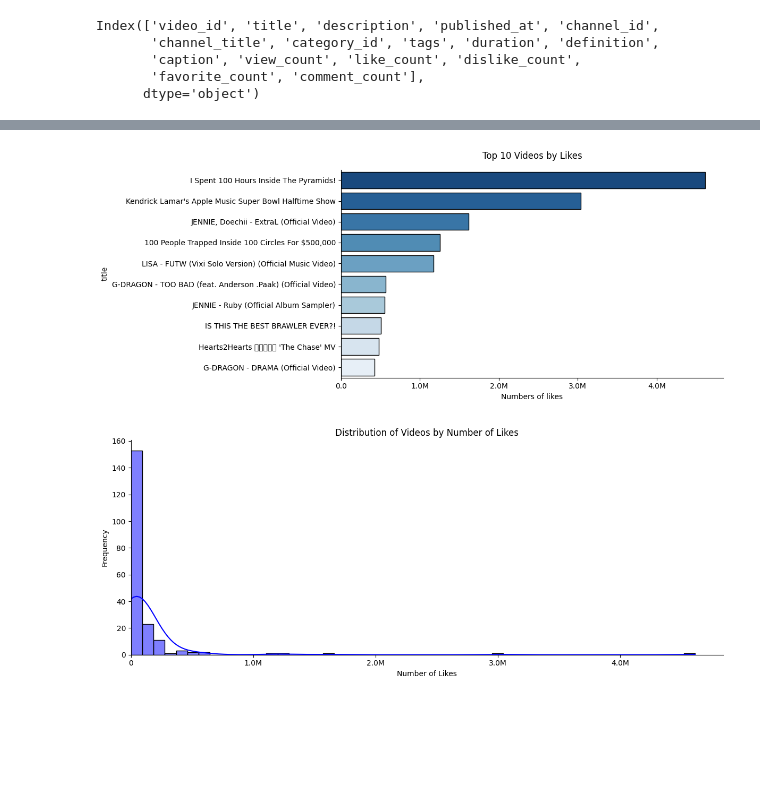
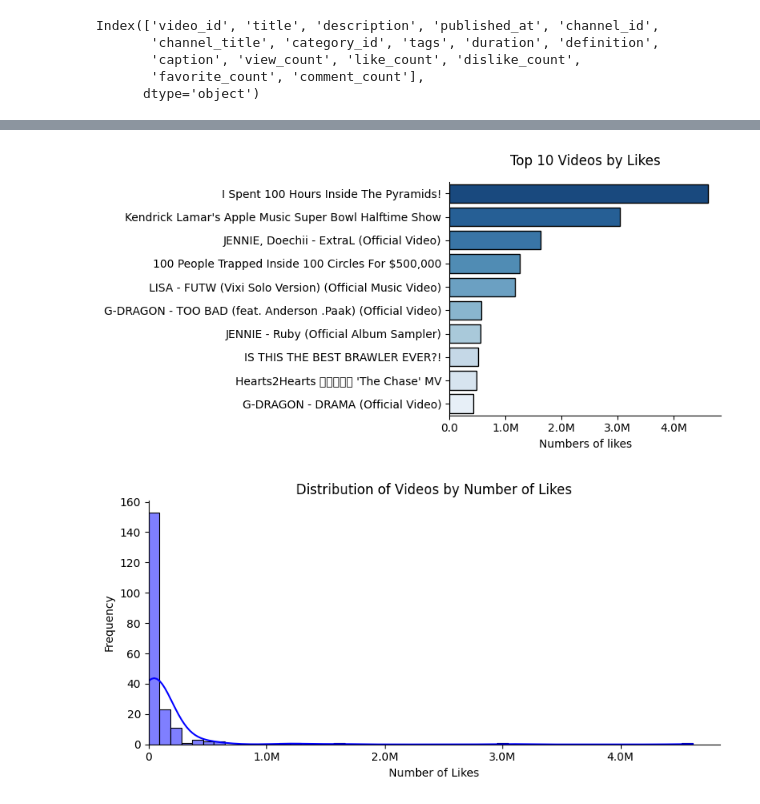
Before and after one commit to modyreturn/Youtube_Data_Analysis, a Jupyter notebook: 04_Top_Liked.ipynb, the cells around one changed output, grey strips where cells are left out. Cells and saved outputs as stored; diff of their text form; code cells hidden in the pictures; blank space fills up the shorter version.

```diff
--- a/04_Top_Liked.ipynb
+++ b/04_Top_Liked.ipynb
@@ -48,33 +48,33 @@ top_videos_by_likes
 # %%
-plt.figure(figsize=(12, 5))
+plt.figure(figsize=(8, 4))
 sns.barplot(data=top_videos_by_likes,
             x='like_count',
             y='title',
             palette='Blues_r',
             edgecolor='k'
             )
 
 def num_format(x, pos):
     if x >= 1e6:
         return '{:1.1f}M'.format(x*1e-6)
     elif x >= 1e3:
         return '{:1.1f}K'.format(x*1e-3)
     else:
         return '{:1.1f}'.format(x)
 
 # Applying the custom formatter to the x-axis
 plt.gca().xaxis.set_major_formatter(FuncFormatter(num_format))
 
 plt.title('Top 10 Videos by Likes', pad=15)
 plt.xlabel('Numbers of likes')
-
+plt.ylabel("")
 sns.despine()
 plt.tight_layout()
 plt.show()
 # %% [output]
-[figure, old version]
+[figure, new version]
 # %%
-plt.figure(figsize=(12, 5))
+plt.figure(figsize=(8, 4))
 sns.histplot(data=df,
              x='like_count',
              bins=50,
@@ -103,4 +103,4 @@ sns.despine()
 plt.tight_layout()
 plt.show()
 # %% [output]
-[figure, old version]
+[figure, new version]
```
Also changed, not shown: parts of 1 cell of this notebook, 3 other files.
